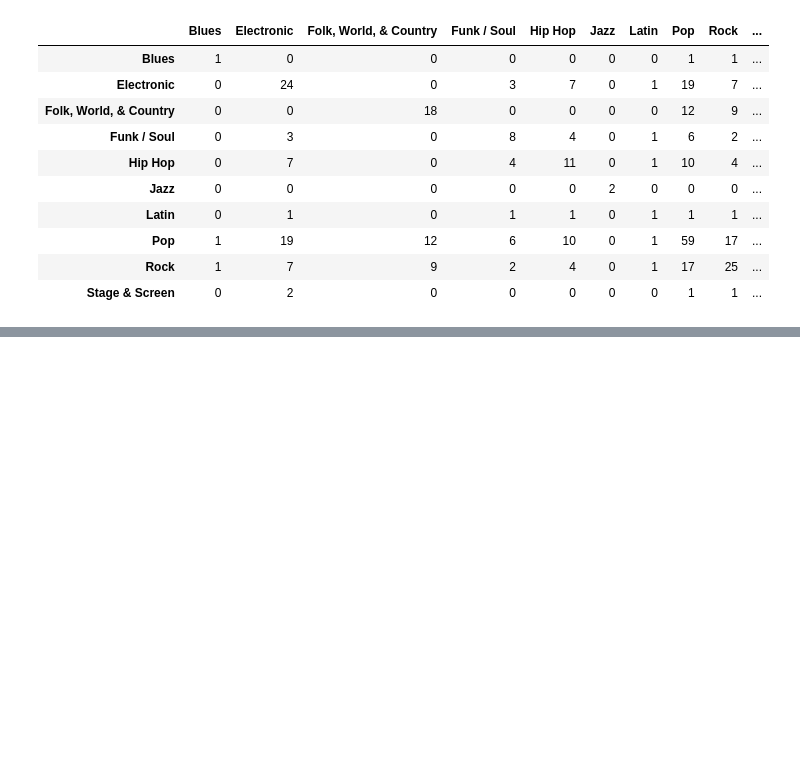
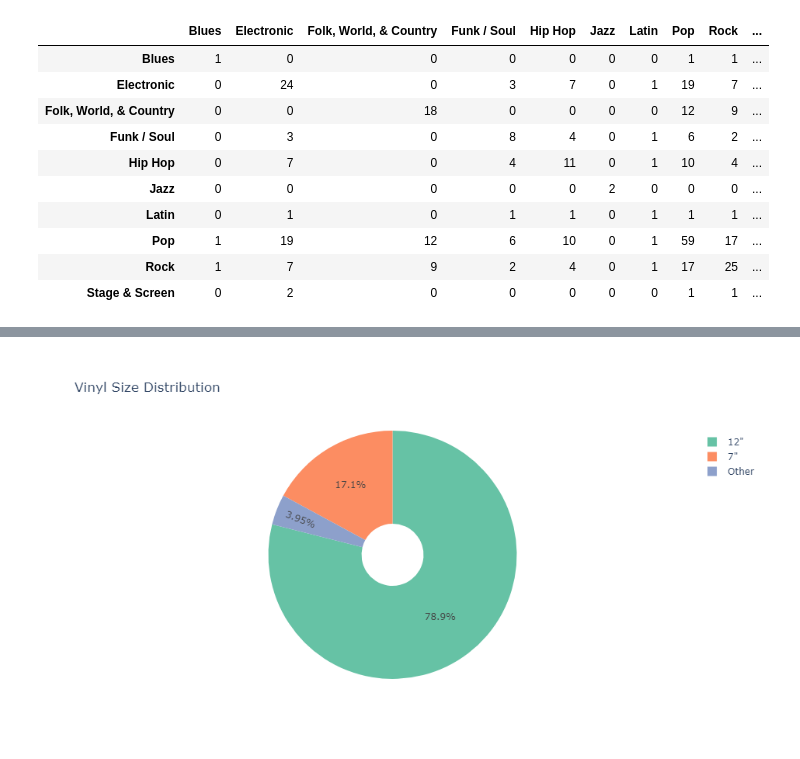
Before and after one commit to madroscla/vinyl-collection, a Jupyter notebook: Discogs.ipynb, the cells around one changed output, grey strips where cells are left out. Saved outputs shown, nothing was run; the diff lists cells and outputs as text; code cells hidden in the pictures; blank space fills up the shorter version.

```diff
--- a/Discogs.ipynb
+++ b/Discogs.ipynb
@@ -168,9 +174,0 @@ Name: count, dtype: int64
-# %%
-l_12inch = ['LP','12\"']
-l_7inch = ['7\"']
-
-conditions = [(df_desc['description'].isin(l_12inch)),
-              (df_desc['description'].isin(l_7inch))]
-sizes = ['12\"', '7\"']
-df_desc['size'] = np.select(conditions, sizes, default='Other')
-df_desc.head()
@@ -183,0 +175,11 @@ df_desc.head()
+# %%
+s = df_desc['size'].value_counts()
+size_count = pd.DataFrame({'size':s.index, 'count':s.values})
+fig_pie = px.pie(size_count, values='count',
+                 names='size', hole=0.25,
+                color_discrete_sequence=px.colors.qualitative.Set2,
+                width=500, height=500,
+                title='Vinyl Size Distribution')
+fig_pie.show()
+# %% [output]
+[figure, added]
```
Also changed, not shown: parts of 7 cells of this notebook, 1 other file.
